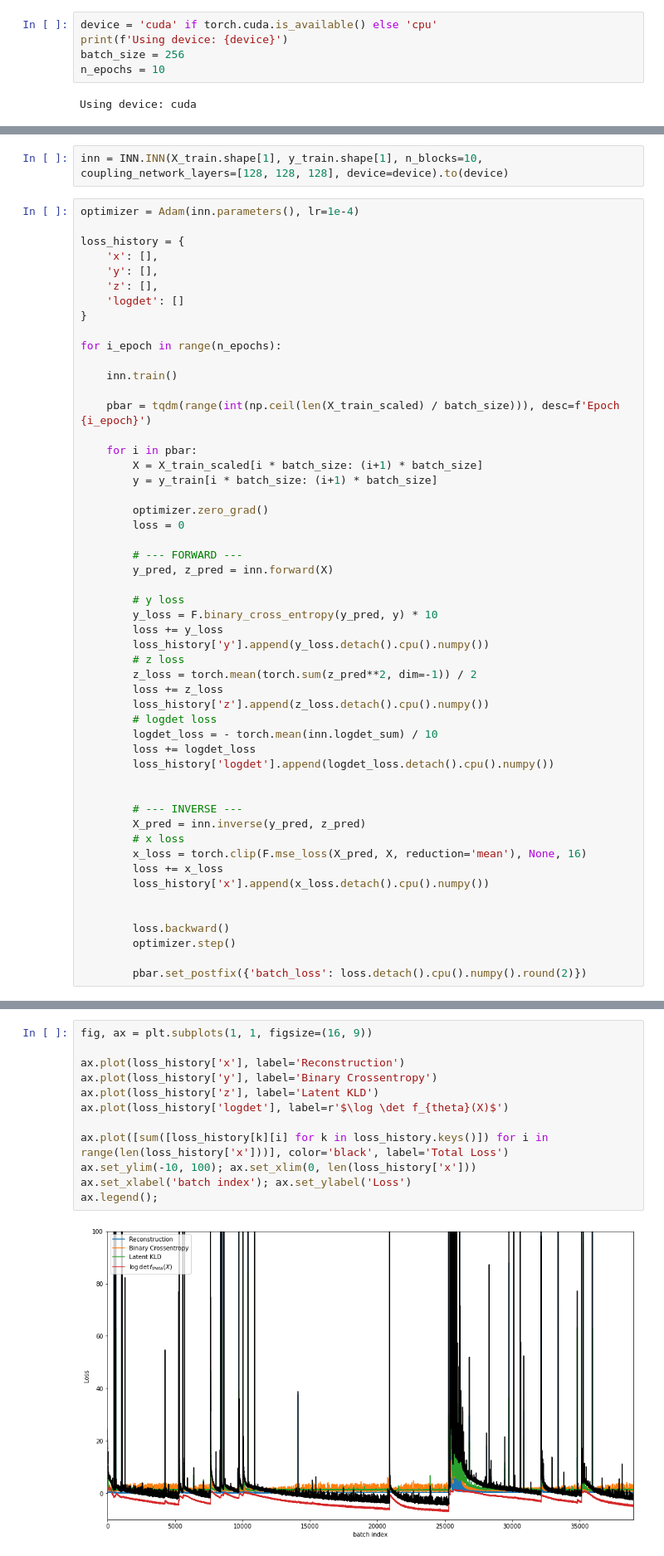
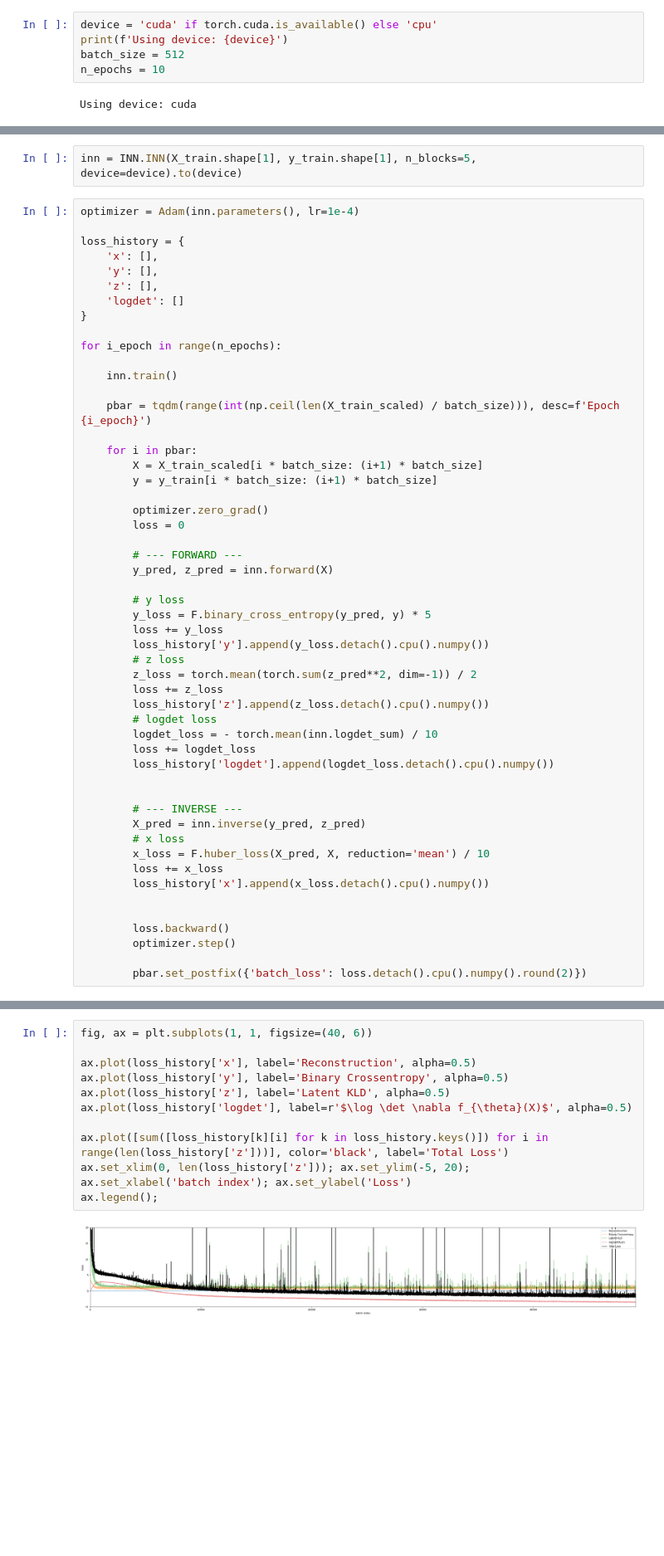
Before and after one commit to psaegert/AML-Final, a Jupyter notebook: models/INN_test.ipynb, the cells around one changed output, grey strips where cells are left out. Shown at 83% size. Drawn from its saved outputs; the diff is of its cells as text; blank space fills up the shorter version.

Commit message:
doubled batch size, decreased lr

```diff
--- a/models/INN_test.ipynb
+++ b/models/INN_test.ipynb
@@ -16,7 +16,7 @@ import INN
 # %%
 device = 'cuda' if torch.cuda.is_available() else 'cpu'
 print(f'Using device: {device}')
-batch_size = 256
+batch_size = 512
 n_epochs = 10
 # %% [output]
 Using device: cuda
@@ -45,7 +45,7 @@ y_train.shape = (2521156, 2)
 X_test.shape = (630290, 28)
 y_test.shape = (630290, 2)
 # %%
-inn = INN.INN(X_train.shape[1], y_train.shape[1], n_blocks=10, coupling_network_layers=[128, 128, 128], device=device).to(device)
+inn = INN.INN(X_train.shape[1], y_train.shape[1], n_blocks=5, device=device).to(device)
 # %%
 optimizer = Adam(inn.parameters(), lr=1e-4)
 
@@ -73,7 +73,7 @@ for i_epoch in range(n_epochs):
         y_pred, z_pred = inn.forward(X)
 
         # y loss
-        y_loss = F.binary_cross_entropy(y_pred, y) * 10
+        y_loss = F.binary_cross_entropy(y_pred, y) * 5
         loss += y_loss
         loss_history['y'].append(y_loss.detach().cpu().numpy())
         # z loss
@@ -89,7 +89,7 @@ for i_epoch in range(n_epochs):
         # --- INVERSE ---
         X_pred = inn.inverse(y_pred, z_pred)
         # x loss
-        x_loss = torch.clip(F.mse_loss(X_pred, X, reduction='mean'), None, 16)
+        x_loss = F.huber_loss(X_pred, X, reduction='mean') / 10
         loss += x_loss
         loss_history['x'].append(x_loss.detach().cpu().numpy())
 
@@ -103,17 +101,17 @@ KeyboardInterrupt:
 # %%
-fig, ax = plt.subplots(1, 1, figsize=(16, 9))
+fig, ax = plt.subplots(1, 1, figsize=(40, 6))
 
-ax.plot(loss_history['x'], label='Reconstruction')
-ax.plot(loss_history['y'], label='Binary Crossentropy')
-ax.plot(loss_history['z'], label='Latent KLD')
-ax.plot(loss_history['logdet'], label=r'$\log \det f_{theta}(X)$')
+ax.plot(loss_history['x'], label='Reconstruction', alpha=0.5)
+ax.plot(loss_history['y'], label='Binary Crossentropy', alpha=0.5)
+ax.plot(loss_history['z'], label='Latent KLD', alpha=0.5)
+ax.plot(loss_history['logdet'], label=r'$\log \det \nabla f_{\theta}(X)$', alpha=0.5)
 
-ax.plot([sum([loss_history[k][i] for k in loss_history.keys()]) for i in range(len(loss_history['x']))], color='black', label='Total Loss')
-ax.set_ylim(-10, 100); ax.set_xlim(0, len(loss_history['x']))
+ax.plot([sum([loss_history[k][i] for k in loss_history.keys()]) for i in range(len(loss_history['z']))], color='black', label='Total Loss')
+ax.set_xlim(0, len(loss_history['z'])); ax.set_ylim(-5, 20);
 ax.set_xlabel('batch index'); ax.set_ylabel('Loss')
 ax.legend();
 # %% [output]
-[figure, old version]
+[figure, new version]
 # %%
 inn.eval()
 
```
Also changed, not shown: parts of 4 cells of this notebook.
